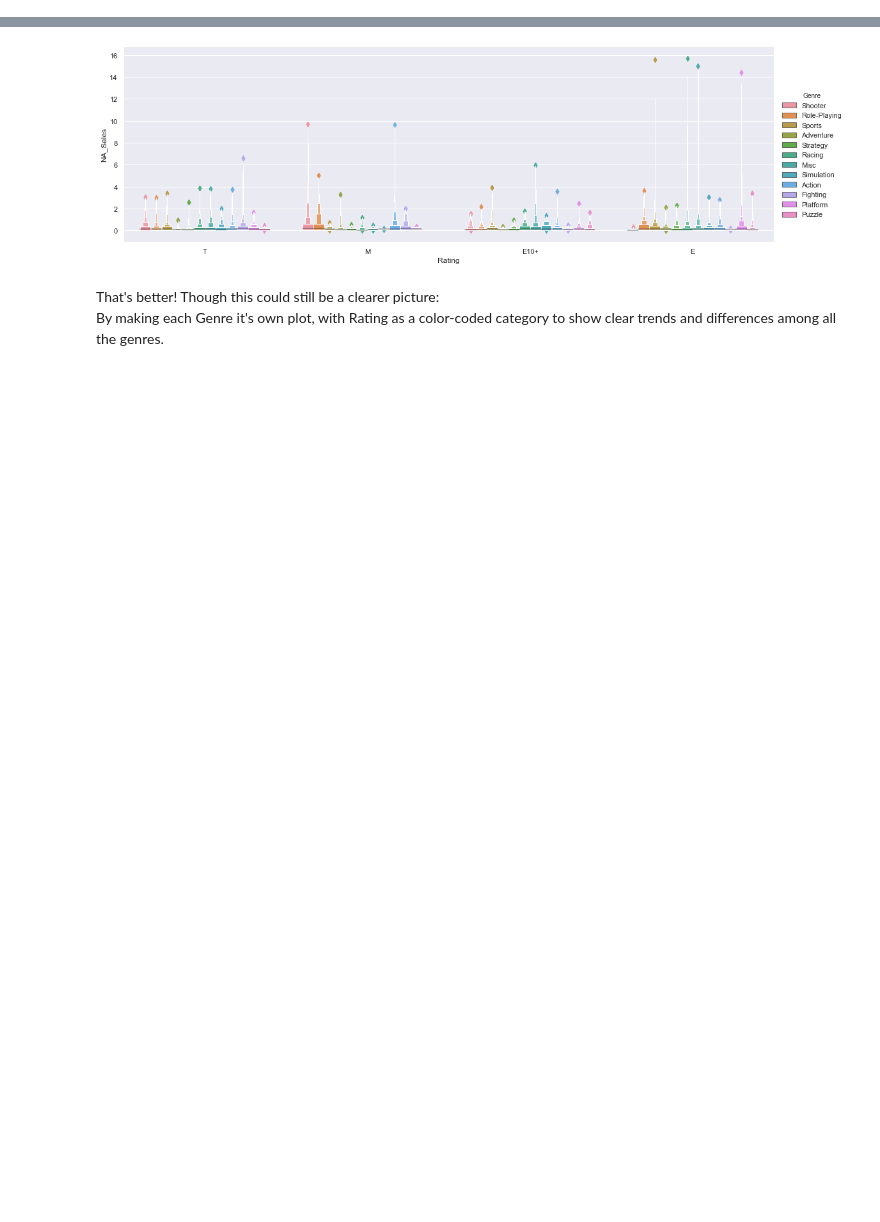
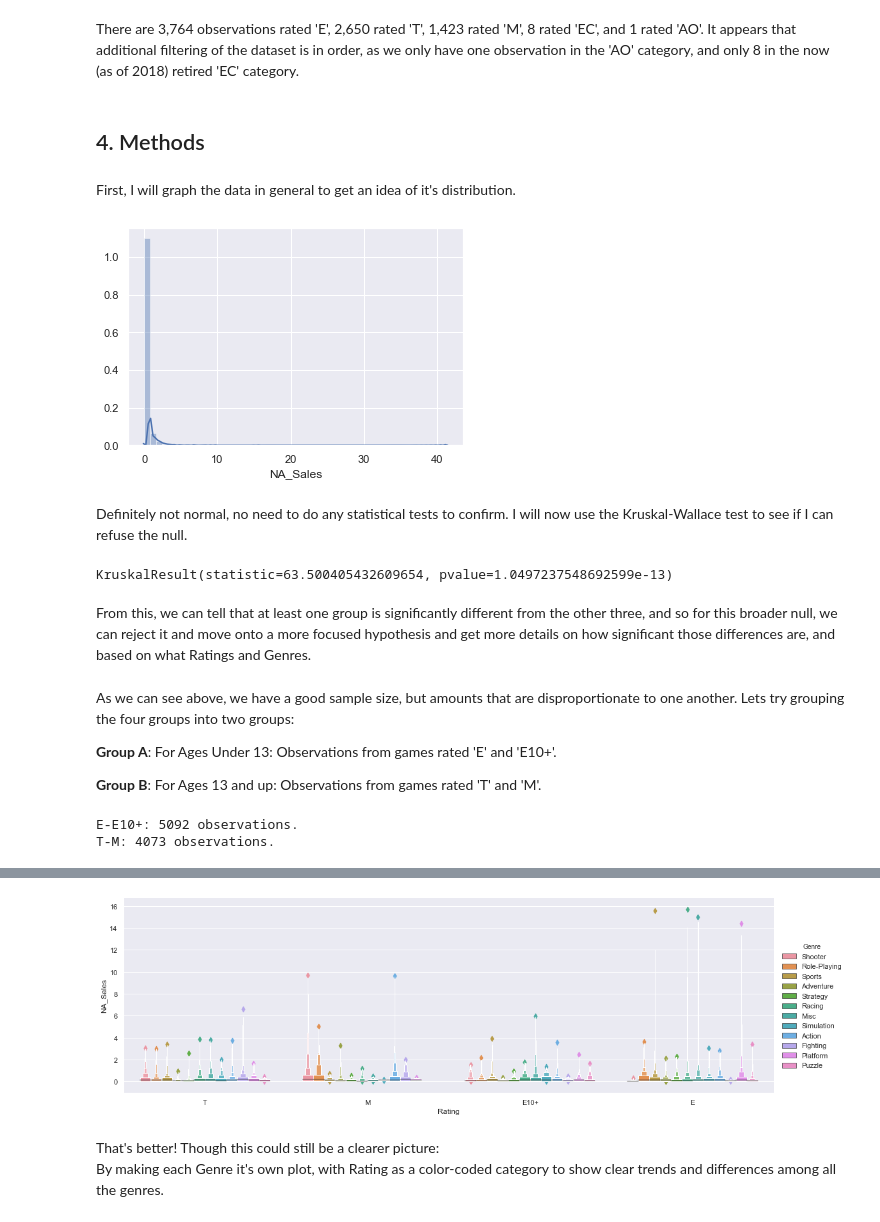
Before and after one commit to rjstange/Video-Game-Sales-by-ESRB-Rating, a Jupyter notebook: Video Game Sales By Maturity Rating.ipynb, the cells around one changed output, grey strips where cells are left out. Saved outputs shown, nothing was run; the diff lists cells and outputs as text; code cells hidden in the pictures; blank space fills up the shorter version.

```diff
--- a/Video Game Sales By Maturity Rating.ipynb
+++ b/Video Game Sales By Maturity Rating.ipynb
@@ -59,0 +77,2 @@ na_sales = sales[
+# %% [markdown]
+There are 3,764 observations rated 'E', 2,650 rated 'T', 1,423 rated 'M', 8 rated 'EC', and 1 rated 'AO'. It appears that additional filtering of the dataset is in order, as we only have one observation in the 'AO' category, and only 8 in the now (as of 2018) retired 'EC' category.
@@ -59,0 +87,56 @@ na_sales = sales[
+# %% [markdown]
+## 4. Methods
+# %% [markdown]
+First, I will graph the data in general to get an idea of it's distribution.
+# %%
+sns.distplot(na_sales_e_to_m["NA_Sales"])
+plt.show()
+# %% [output]
+[figure, added]
+# %% [markdown]
+Definitely not normal, no need to do any statistical tests to confirm. I will now use the Kruskal-Wallace test to see if I can refuse the null.
+# %%
+stats.kruskal(
+    na_sales_e_to_m["NA_Sales"][
+        na_sales_e_to_m["Rating"] == "E"
+    ],
+    na_sales_e_to_m["NA_Sales"][
+        na_sales_e_to_m["Rating"] == "E10+"
+    ],
+    na_sales_e_to_m["NA_Sales"][
+        na_sales_e_to_m["Rating"] == "T"
+    ],
+    na_sales_e_to_m["NA_Sales"][
+        na_sales_e_to_m["Rating"] == "M"
+    ],
+)
+# %% [output]
+KruskalResult(statistic=63.500405432609654, pvalue=1.0497237548692599e-13)
+# %% [markdown]
+From this, we can tell that at least one group is significantly different from the other three, and so for this broader null, we can reject it and move onto a more focused hypothesis and get more details on how significant those differences are, and based on what Ratings and Genres.
+# %% [markdown]
+As we can see above, we have a good sample size, but amounts that are disproportionate to one another. Lets try grouping the four groups into two groups:
+
+**Group A**: For Ages Under 13: Observations from games rated 'E' and 'E10+'.
+
+**Group B**: For Ages 13 and up: Observations from games rated 'T' and 'M'.
+# %%
+e_e10 = na_sales_e_to_m[
+    na_sales_e_to_m["Rating"].isin(["E", "E10+"])
+]
+t_m = na_sales_e_to_m[
+    na_sales_e_to_m["Rating"].isin(["T", "M"])
+]
+print(
+    "E-E10+: "
+    + str(e_e10["NA_Sales"].count())
+    + " observations."
+)
+print(
+    "T-M: "
+    + str(t_m["NA_Sales"].count())
+    + " observations."
+)
+# %% [output]
+E-E10+: 5092 observations.
+T-M: 4073 observations.
```
Also changed, not shown: parts of 16 cells of this notebook.
